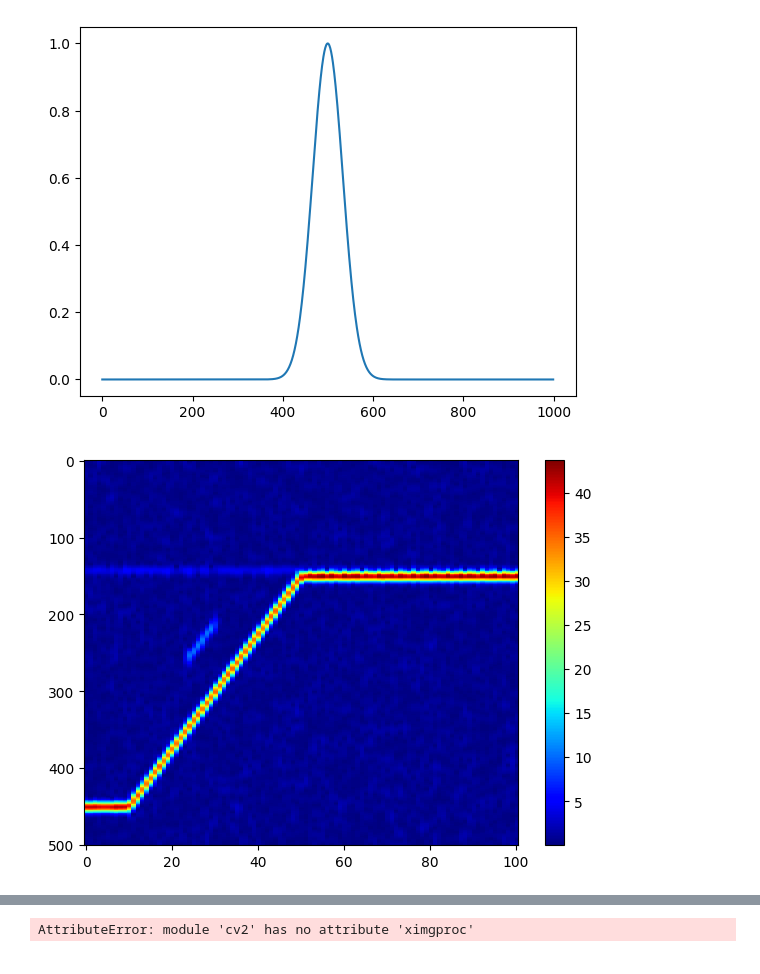
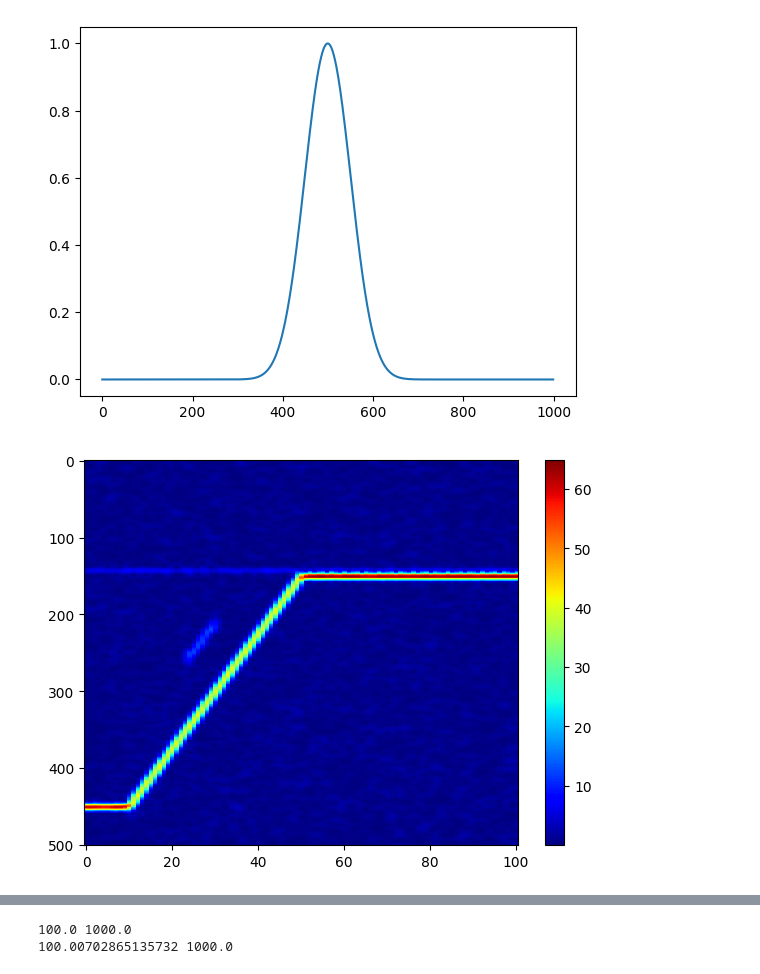
Before and after one commit to SpoketKasper/projekt-fmsn35, a Jupyter notebook: dstft/notebooks/diffs_of_fanflutter.ipynb, the cells around one changed output, grey strips where cells are left out. Saved outputs shown, nothing was run; the diff lists cells and outputs as text; code cells hidden in the pictures.

```diff
--- a/dstft/notebooks/diffs_of_fanflutter.ipynb
+++ b/dstft/notebooks/diffs_of_fanflutter.ipynb
@@ -70,7 +68,7 @@ def window_signal_from_index(x, index, window):
     return windowed_signal
 
 length = 1000
-width = 200
+width = 300
 stride = 50
 sigma = width /6
 gauss = beta_window(length, width)  #gaussian_window(length, sigma)
@@ -100,12 +98,12 @@ for diff in [gauss]:
     plt.show()
 
     diff_vals = diff_vals.astype(float)
-    #sigma = 2
-    #kernel_size = (0, 0)
-    #smoothed_image = cv2.GaussianBlur(diff_vals, kernel_size, sigmaX=sigma, sigmaY=0)
+    kernel_size = (0, 0)
+    sigma = 2
+    smoothed_image = cv2.GaussianBlur(diff_vals, kernel_size, sigmaX=sigma, sigmaY=0)
     #smoothed_image = cv2.medianBlur(diff_vals, ksize=5)  # ?
     #smoothed_image = cv2.bilateralFilter(diff_vals, d=9, sigmaColor=75, sigmaSpace=75)
-    smoothed_image = cv2.ximgproc.guidedFilter(guide=diff_vals, src=diff_vals, radius=8, eps=0.01*255**2)
+    #smoothed_image = cv2.ximgproc.guidedFilter(guide=diff_vals, src=diff_vals, radius=8, eps=0.01*255**2)
     plt.figure(figsize=[7, 5])
     plt.imshow(smoothed_image, cmap='jet', aspect='auto', interpolation='nearest')
     plt.colorbar()
@@ -126,32 +124,32 @@ for diff in [gauss]:
     derivsum = np.abs(left_right_derivative)+np.abs(left_right_2nd_derivative)
     plt.figure(figsize=[7, 5])
     plt.imshow(derivsum, cmap='jet', aspect='auto', interpolation='nearest')
     plt.colorbar()
     plt.show()
 
     good_window_length = 1/(np.abs(left_right_derivative)+1e-7)
     good_window_length = 200*good_window_length
     good_window_length[good_window_length < 100] = 100
     good_window_length[good_window_length > 1000] = 1000
     plt.figure(figsize=[7, 5])
     plt.imshow(good_window_length, cmap='jet', aspect='auto', interpolation='nearest')
     plt.colorbar()
     plt.show()
 
     sigma = 1
     smoothed_window_length = cv2.GaussianBlur(good_window_length, kernel_size, sigma)
     plt.figure(figsize=[7, 5])
     plt.imshow(smoothed_window_length, cmap='jet', aspect='auto', interpolation='nearest')
     plt.colorbar()
     plt.show()
 
     #export_window_length = pad_image(smoothed_window_length, length//(2*stride))
 
     print(np.min(good_window_length), np.max(good_window_length))
     print(np.min(smoothed_window_length), np.max(smoothed_window_length))
     #print(export_window_length.shape)
 
     all_diffs.append(diff_vals)
 # %% [output]
-[figure, old version]
+[figure, new version]
-[figure, old version]
+[figure, new version]
@@ -158,4 +162,5 @@ for diff in [gauss]:
-AttributeError: module 'cv2' has no attribute 'ximgproc'
+100.0 1000.0
+100.00702865135732 1000.0
 # %%
 
 flipped_image = smoothed_window_length[::-1]  # smoothed_window_length
```
Also changed, not shown: parts of 3 cells of this notebook, 4 other files.
